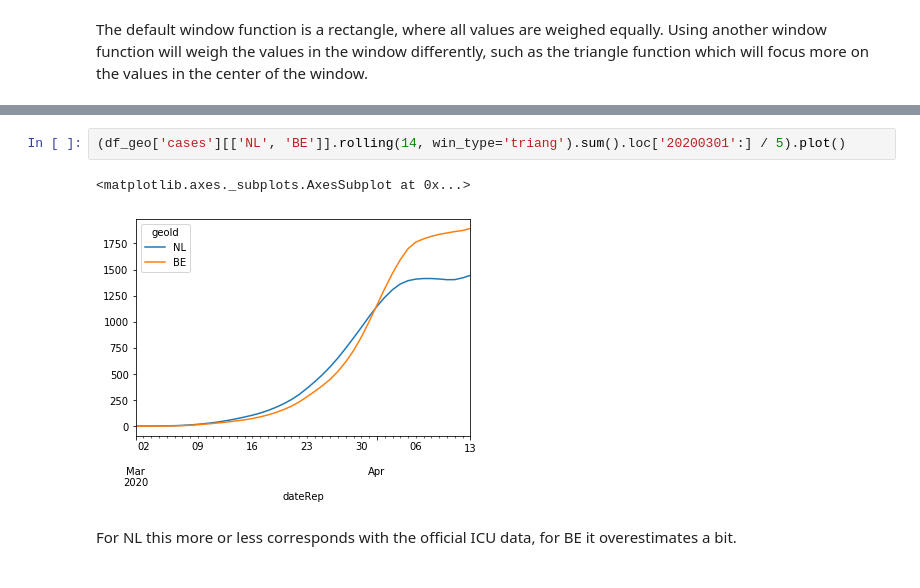
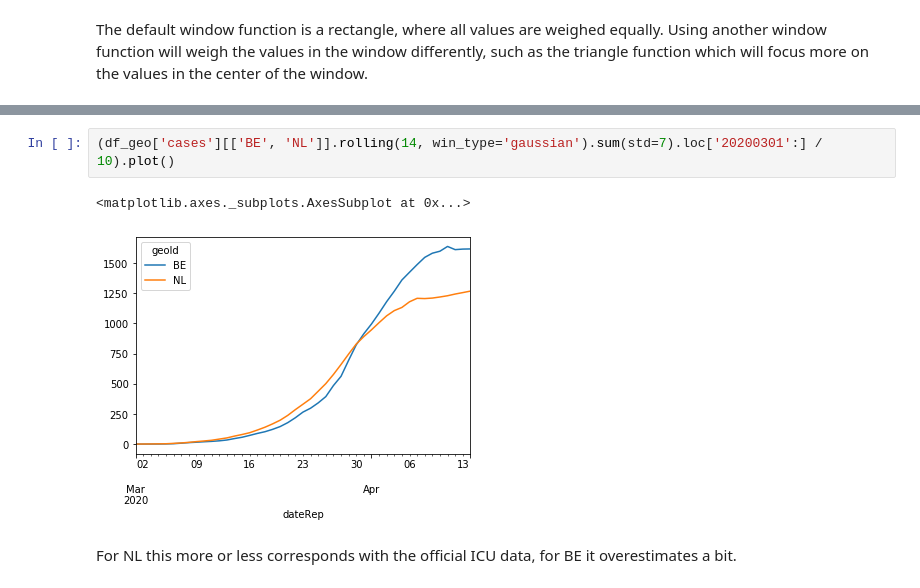
Before and after one commit to R3dje/COVID19, a Jupyter notebook: EUCDC.ipynb, the cells around one changed output, grey strips where cells are left out. Saved outputs shown, nothing was run; the diff lists cells and outputs as text.

```diff
--- a/EUCDC.ipynb
+++ b/EUCDC.ipynb
@@ -170,7 +177,7 @@ Assuming that we see about 10% of currently infected in ICU, we can monitor the
 # %%
-(df_geo['cases'][['NL', 'BE']].rolling(14, win_type='triang').sum().loc['20200301':] / 5).plot()
+(df_geo['cases'][['BE', 'NL']].rolling(14, win_type='gaussian').sum(std=7).loc['20200301':] / 10).plot()
 # %% [output]
 <matplotlib.axes._subplots.AxesSubplot at 0x...>
-[figure, old version]
+[figure, new version]
 # %% [markdown]
 For NL this more or less corresponds with the official ICU data, for BE it overestimates a bit.
```
Also changed, not shown: parts of 19 cells of this notebook, 1 other file.
